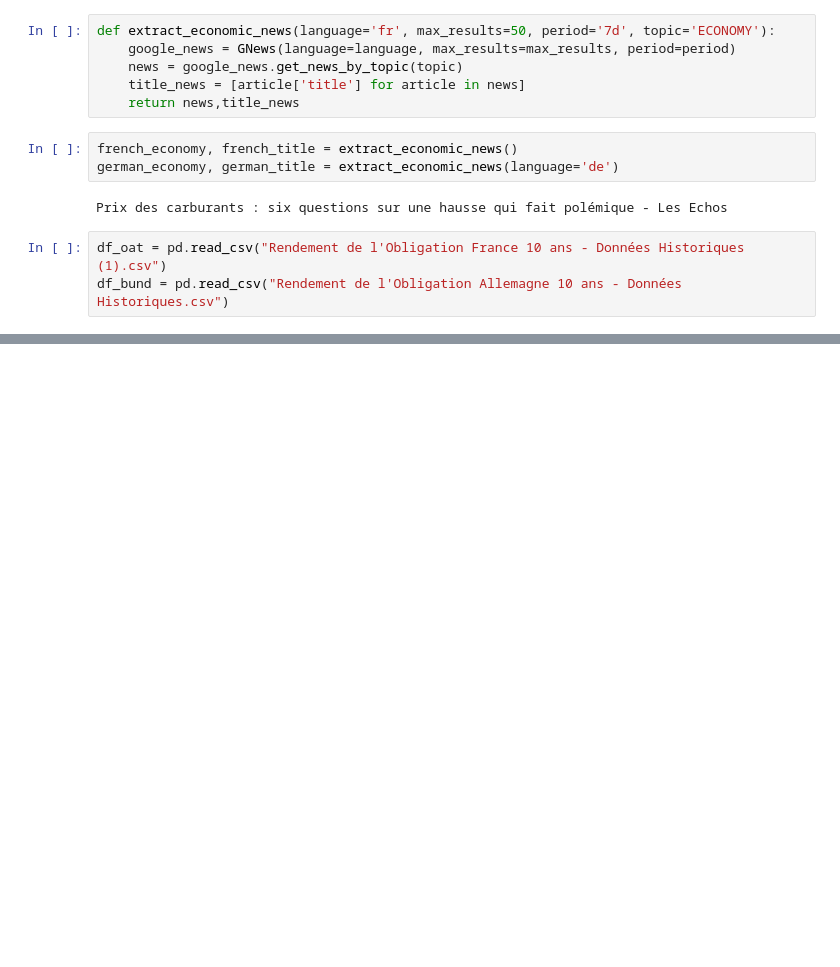
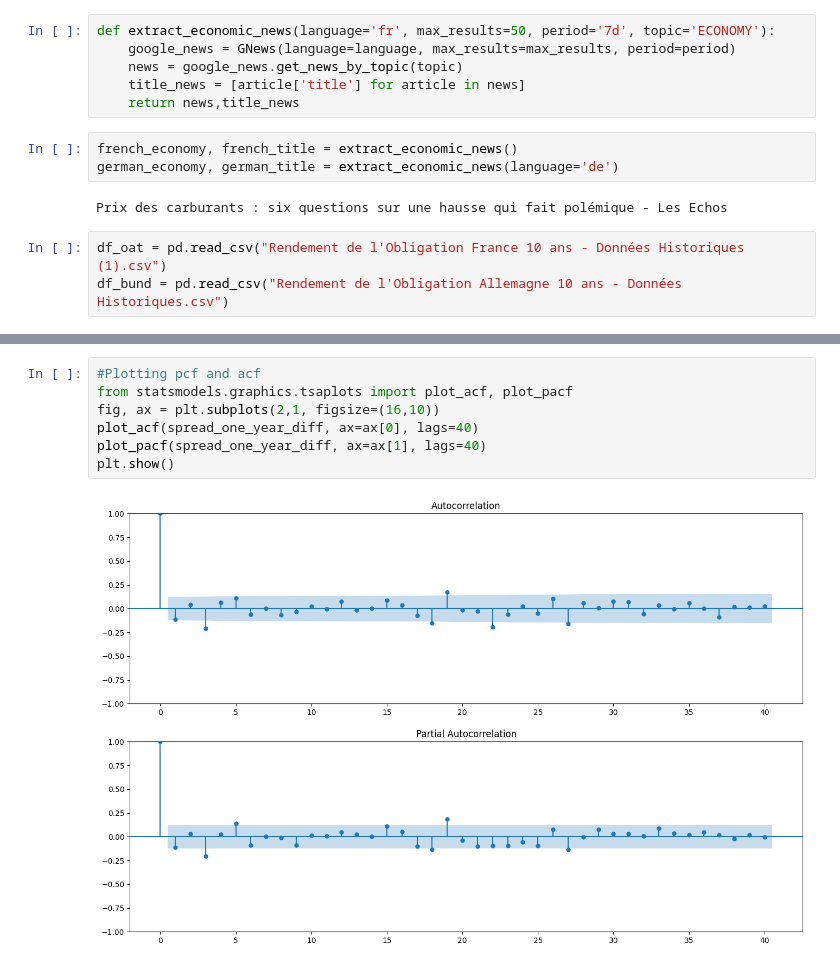
Before and after one commit to elyanrgn/Nowcasting_ENSAE, a Jupyter notebook: main_elyan.ipynb, the cells around one changed output, grey strips where cells are left out. Drawn from its saved outputs; the diff is of its cells as text; blank space fills up the shorter version.

```diff
--- a/main_elyan.ipynb
+++ b/main_elyan.ipynb
@@ -20,0 +92,9 @@ df_bund = pd.read_csv("Rendement de l'Obligation Allemagne 10 ans - Données His
+# %%
+#Plotting pcf and acf
+from statsmodels.graphics.tsaplots import plot_acf, plot_pacf
+fig, ax = plt.subplots(2,1, figsize=(16,10))
+plot_acf(spread_one_year_diff, ax=ax[0], lags=40)
+plot_pacf(spread_one_year_diff, ax=ax[1], lags=40)
+plt.show()
+# %% [output]
+[figure, added]
```
Also changed, not shown: parts of 10 cells of this notebook.
